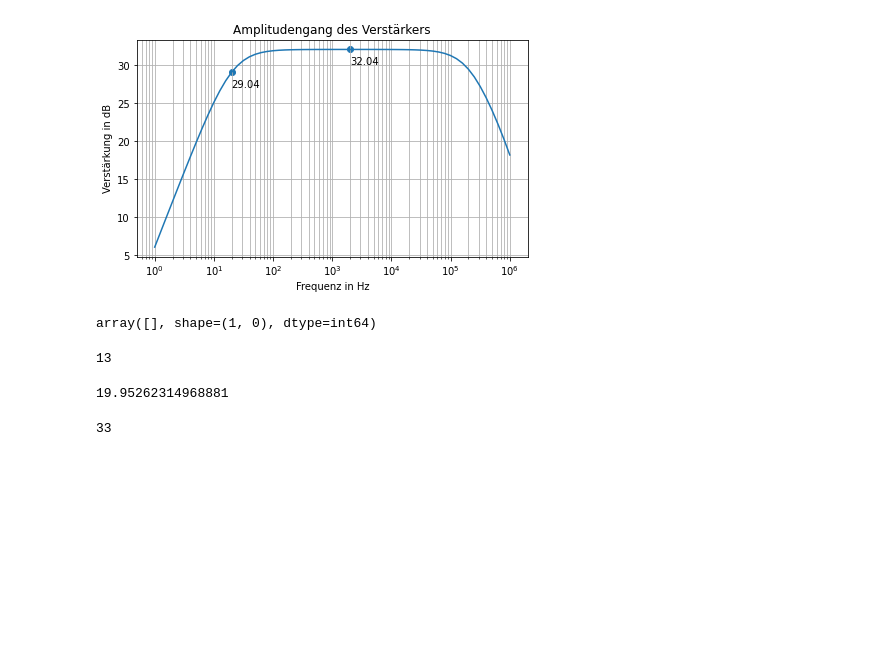
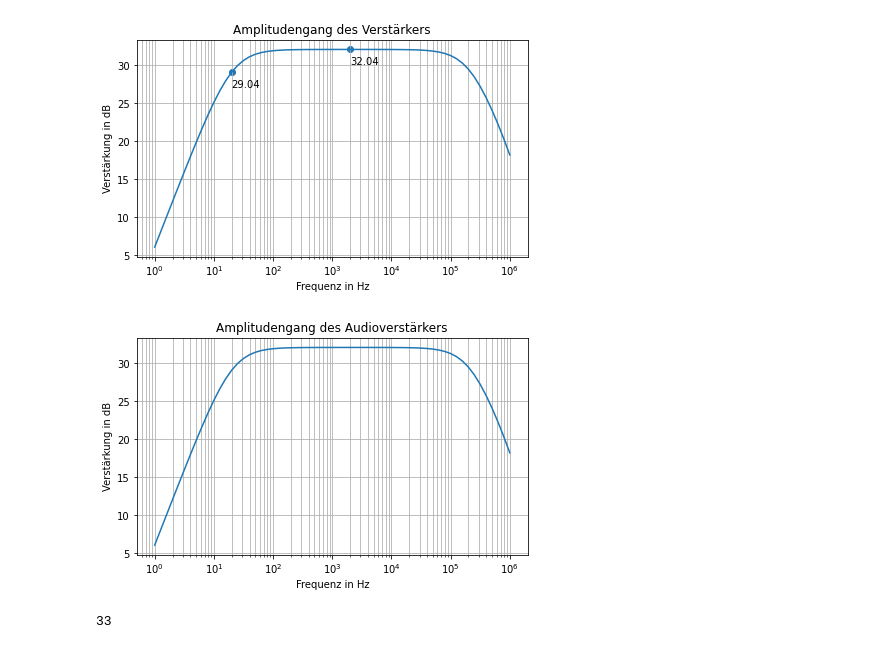
Before and after one commit to FritzMichael/HLST-Praktikum-Summer-2020, a Jupyter notebook: simulations/7_Leistungsendstufe/rückkopplung/Untitled.ipynb, the cells around one changed output. Cells and saved outputs as stored; diff of their text form; code cells hidden in the pictures; blank space fills up the shorter version.

Commit message:
added AudioAmpAC

```diff
--- a/simulations/7_Leistungsendstufe/rückkopplung/Untitled.ipynb
+++ b/simulations/7_Leistungsendstufe/rückkopplung/Untitled.ipynb
@@ -26,18 +26,25 @@ plt.savefig('Amplitudengang.pdf', bbox_inches = 'tight')
 plt.show()
 # %% [output]
 [figure]
-# %%
-np.argwhere(np.min(f-20))
-# %% [output]
-array([], shape=(1, 0), dtype=int64)
-# %%
-np.argmin(np.abs(f-20))
-# %% [output]
-13
-# %%
-f[13]
-# %% [output]
-19.95262314968881
+# %%
+l = ltspice.Ltspice('AudioAmp_AC.raw')
+l.parse()
+# %%
+f = l.getFrequency()
+V_out = l.getData('V(n009)')
+# %%
+plt.figure(figsize = (7,4))
+plt.semilogx(f, 20*np.log10(np.abs(V_out)))
+mx = [f[33], f[13]]
+my = [20*np.log10(np.abs(V_out[33])), 20*np.log10(np.abs(V_out[13]))]
+plt.ylabel('Verstärkung in dB')
+plt.xlabel('Frequenz in Hz')
+plt.grid(True, which = 'both')
+plt.title(r'Amplitudengang des Audioverstärkers')
+plt.savefig('Amplitudengang_AudioAmp.pdf', bbox_inches = 'tight')
+plt.show()
+# %% [output]
+[figure, added]
 # %%
 np.argmax(20*np.log10(np.abs(V_out)))
 # %% [output]
```
Also changed, not shown: 3 other files.
